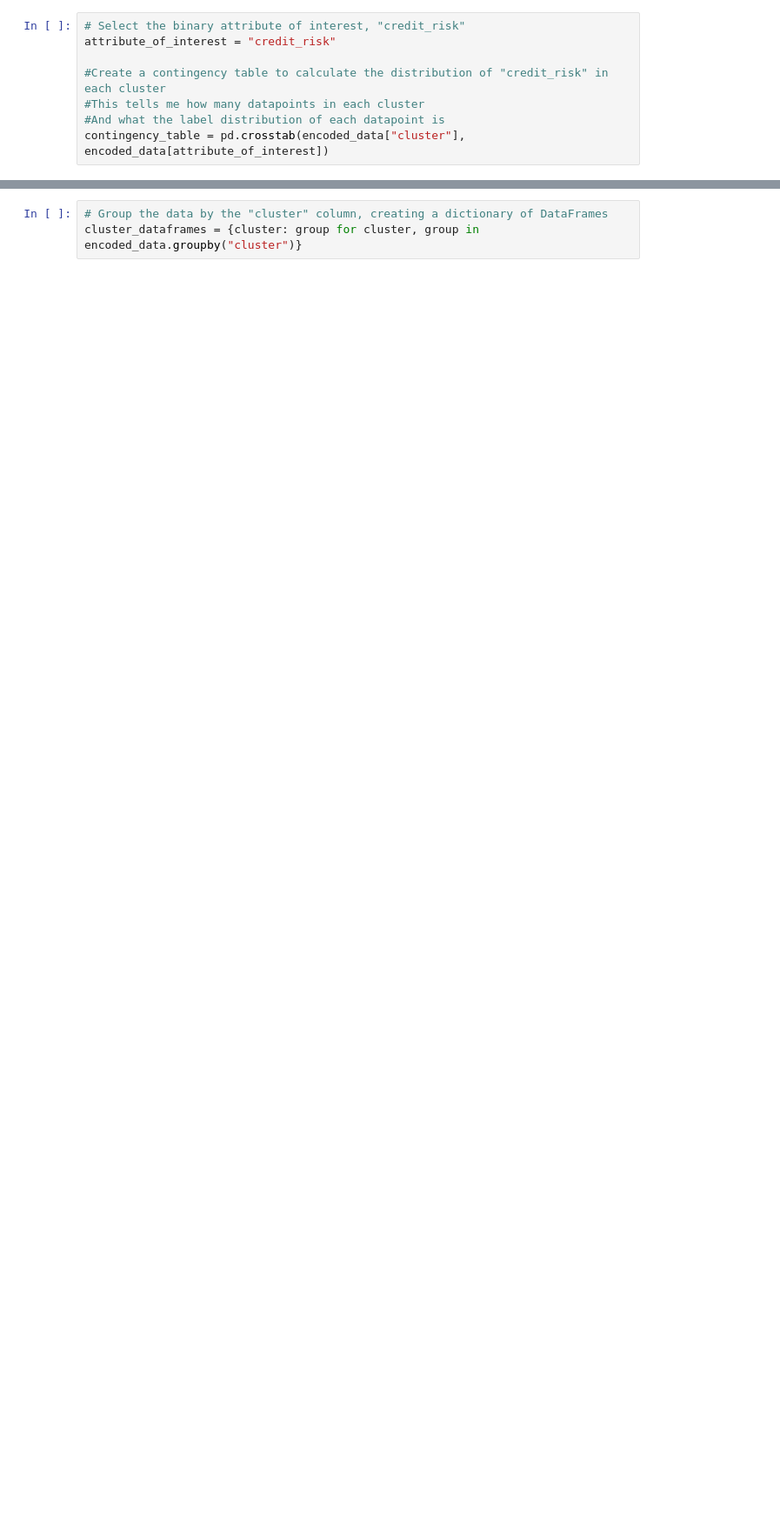
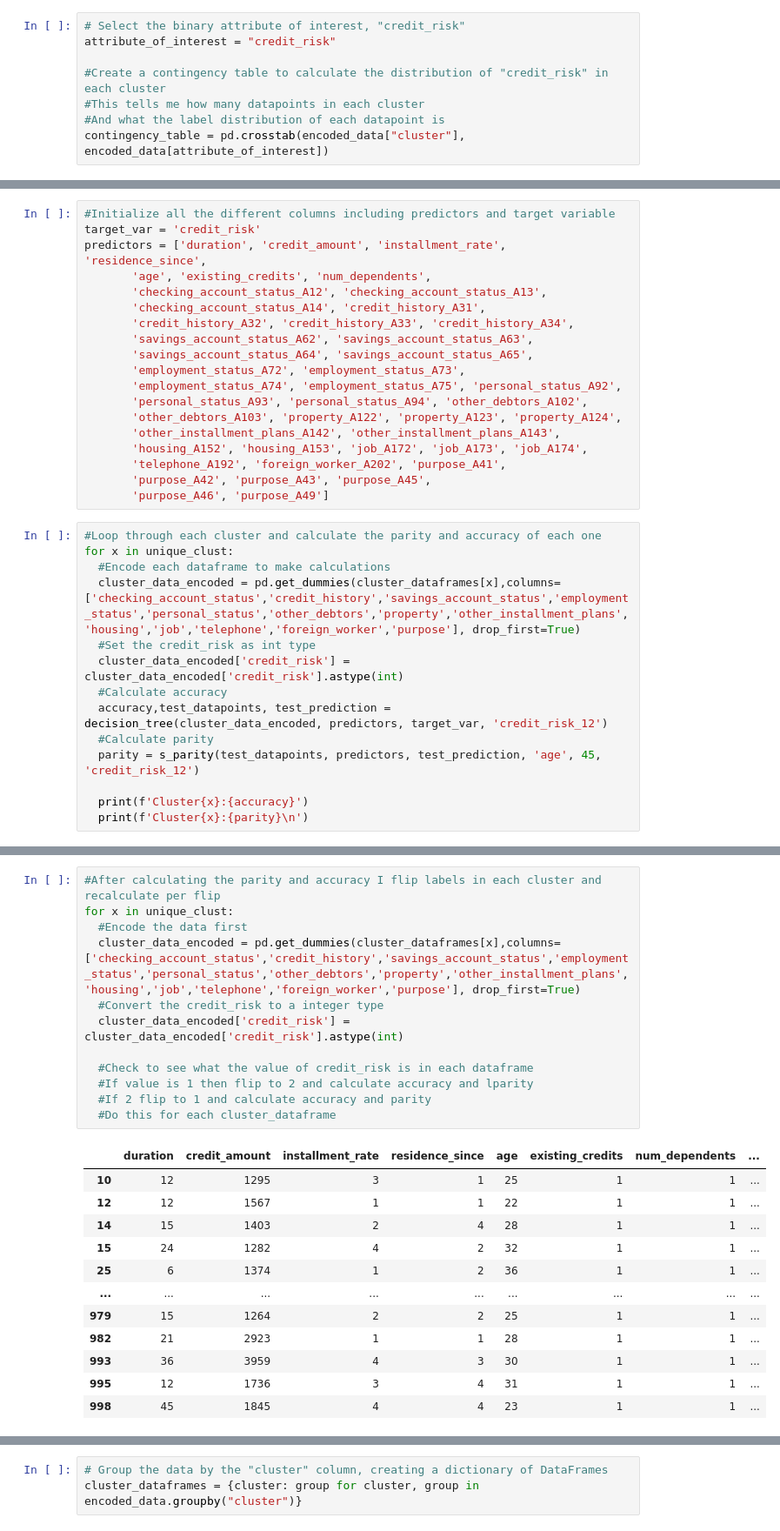
Before and after one commit to s-thandri/labelflipping, a Jupyter notebook: german_clustering.ipynb, the cells around one changed output, grey strips where cells are left out. Shown: that part at 87% size. Cells and saved outputs as stored; diff of their text form; blank space fills up the shorter version.

```diff
--- a/german_clustering.ipynb
+++ b/german_clustering.ipynb
@@ -160,0 +218,33 @@ contingency_table = pd.crosstab(encoded_data["cluster"], encoded_data[attribute_
+# %%
+#Initialize all the different columns including predictors and target variable
+target_var = 'credit_risk'
+predictors = ['duration', 'credit_amount', 'installment_rate', 'residence_since',
+       'age', 'existing_credits', 'num_dependents',
+       'checking_account_status_A12', 'checking_account_status_A13',
+       'checking_account_status_A14', 'credit_history_A31',
+       'credit_history_A32', 'credit_history_A33', 'credit_history_A34',
+       'savings_account_status_A62', 'savings_account_status_A63',
+       'savings_account_status_A64', 'savings_account_status_A65',
+       'employment_status_A72', 'employment_status_A73',
+       'employment_status_A74', 'employment_status_A75', 'personal_status_A92',
+       'personal_status_A93', 'personal_status_A94', 'other_debtors_A102',
+       'other_debtors_A103', 'property_A122', 'property_A123', 'property_A124',
+       'other_installment_plans_A142', 'other_installment_plans_A143',
+       'housing_A152', 'housing_A153', 'job_A172', 'job_A173', 'job_A174',
+       'telephone_A192', 'foreign_worker_A202', 'purpose_A41',
+       'purpose_A42', 'purpose_A43', 'purpose_A45',
+       'purpose_A46', 'purpose_A49']
+# %%
+#Loop through each cluster and calculate the parity and accuracy of each one
+for x in unique_clust:
+  #Encode each dataframe to make calculations
+  cluster_data_encoded = pd.get_dummies(cluster_dataframes[x],columns=['checking_account_status','credit_history','savings_account_status','employment_status','personal_status','other_debtors','property','other_installment_plans','housing','job','telephone','foreign_worker','purpose'], drop_first=True)
+  #Set the credit_risk as int type
+  cluster_data_encoded['credit_risk'] = cluster_data_encoded['credit_risk'].astype(int)
+  #Calculate accuracy
+  accuracy,test_datapoints, test_prediction = decision_tree(cluster_data_encoded, predictors, target_var, 'credit_risk_12')
+  #Calculate parity
+  parity = s_parity(test_datapoints, predictors, test_prediction, 'age', 45, 'credit_risk_12')
+
+  print(f'Cluster{x}:{accuracy}')
+  print(f'Cluster{x}:{parity}\n')
@@ -160,0 +266,25 @@ contingency_table = pd.crosstab(encoded_data["cluster"], encoded_data[attribute_
+# %%
+#After calculating the parity and accuracy I flip labels in each cluster and recalculate per flip
+for x in unique_clust:
+  #Encode the data first
+  cluster_data_encoded = pd.get_dummies(cluster_dataframes[x],columns=['checking_account_status','credit_history','savings_account_status','employment_status','personal_status','other_debtors','property','other_installment_plans','housing','job','telephone','foreign_worker','purpose'], drop_first=True)
+  #Convert the credit_risk to a integer type
+  cluster_data_encoded['credit_risk'] = cluster_data_encoded['credit_risk'].astype(int)
+
+  #Check to see what the value of credit_risk is in each dataframe
+  #If value is 1 then flip to 2 and calculate accuracy and lparity
+  #If 2 flip to 1 and calculate accuracy and parity
+  #Do this for each cluster_dataframe
+# %% [output]
+|  | duration | credit_amount | installment_rate | residence_since | age | existing_credits | num_dependents | ... |
+| 10 | 12 | 1295 | 3 | 1 | 25 | 1 | 1 | ... |
+| 12 | 12 | 1567 | 1 | 1 | 22 | 1 | 1 | ... |
+| 14 | 15 | 1403 | 2 | 4 | 28 | 1 | 1 | ... |
+| 15 | 24 | 1282 | 4 | 2 | 32 | 1 | 1 | ... |
+| 25 | 6 | 1374 | 1 | 2 | 36 | 1 | 1 | ... |
+| ... | ... | ... | ... | ... | ... | ... | ... | ... |
+| 979 | 15 | 1264 | 2 | 2 | 25 | 1 | 1 | ... |
+| 982 | 21 | 2923 | 1 | 1 | 28 | 1 | 1 | ... |
+| 993 | 36 | 3959 | 4 | 3 | 30 | 1 | 1 | ... |
+| 995 | 12 | 1736 | 3 | 4 | 31 | 1 | 1 | ... |
+| 998 | 45 | 1845 | 4 | 4 | 23 | 1 | 1 | ... |
```
Also changed, not shown: parts of 12 cells of this notebook.
